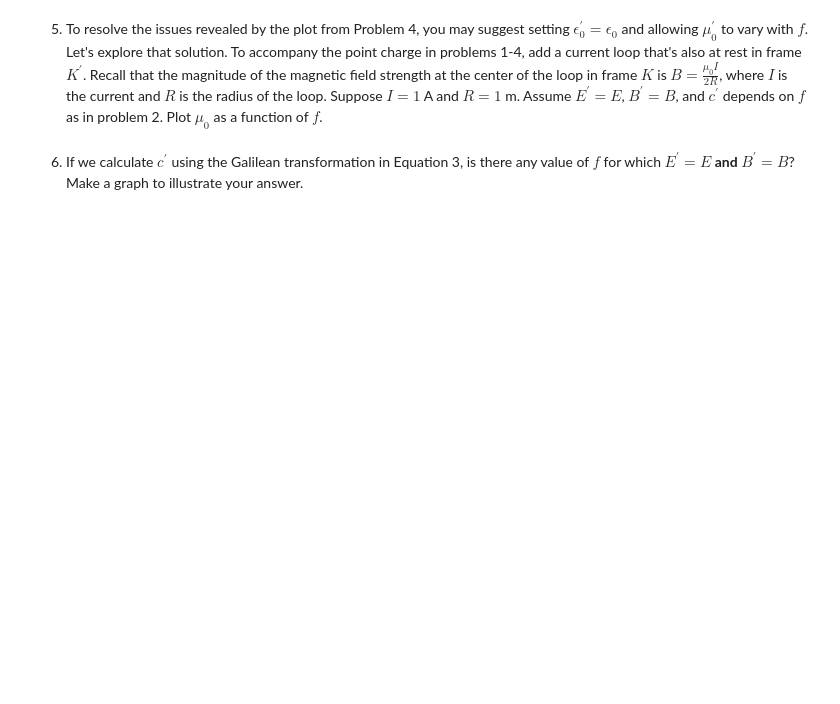
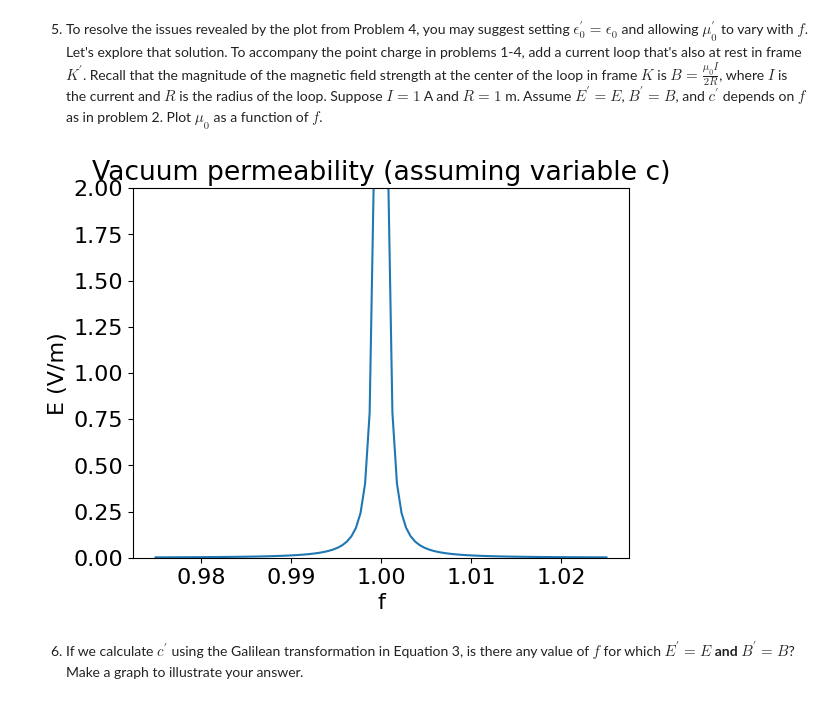
Before and after one commit to Wbosonbrendan/PHYS309, a Jupyter notebook: assignment1.ipynb, the cells around one changed output. Cells and saved outputs as stored; diff of their text form; code cells hidden in the pictures; blank space fills up the shorter version.

```diff
--- a/assignment1.ipynb
+++ b/assignment1.ipynb
@@ -122,7 +177,21 @@ plt.show()
 # %% [markdown]
 5. To resolve the issues revealed by the plot from Problem 4, you may suggest setting $\epsilon_0^{\prime} = \epsilon_0$ and allowing $\mu_0^{\prime}$ to vary with $f$. Let's explore that solution. To accompany the point charge in problems 1-4, add a current loop that's also at rest in frame $K^{\prime}$. Recall that the magnitude of the magnetic field strength at the center of the loop in frame $K$ is $B = \frac{\mu_0 I}{2R}$, where $I$ is the current and $R$ is the radius of the loop. Suppose $I = 1$ A and $R = 1$ m. Assume $E^{\prime} = E$, $B^{\prime} = B$, and $c^{\prime}$ depends on $f$ as in problem 2. Plot $\mu_0$ as a function of $f$.
 # %%
-# Plot here
+def m(f):
+  return (constants.mu_0)/((1-f)**2)
+
+f = np.linspace(0.97494, 1.02506, 100)
+
+m = m(f)
+
+plt.plot(f,m)
+plt.xlabel('f')
+plt.ylabel('E (V/m)')
+plt.ylim(0, 2)
+plt.title('Vacuum permeability (assuming variable c)')
+plt.show()
+# %% [output]
+[figure, added]
 # %% [markdown]
 6. If we calculate $c^{\prime}$ using the Galilean transformation in Equation 3, is there any value of $f$ for which $E^{\prime} = E$ <strong>and</strong> $B^{\prime} = B$? Make a graph to illustrate your answer.
 # %%
```
Also changed, not shown: parts of 5 cells of this notebook.
